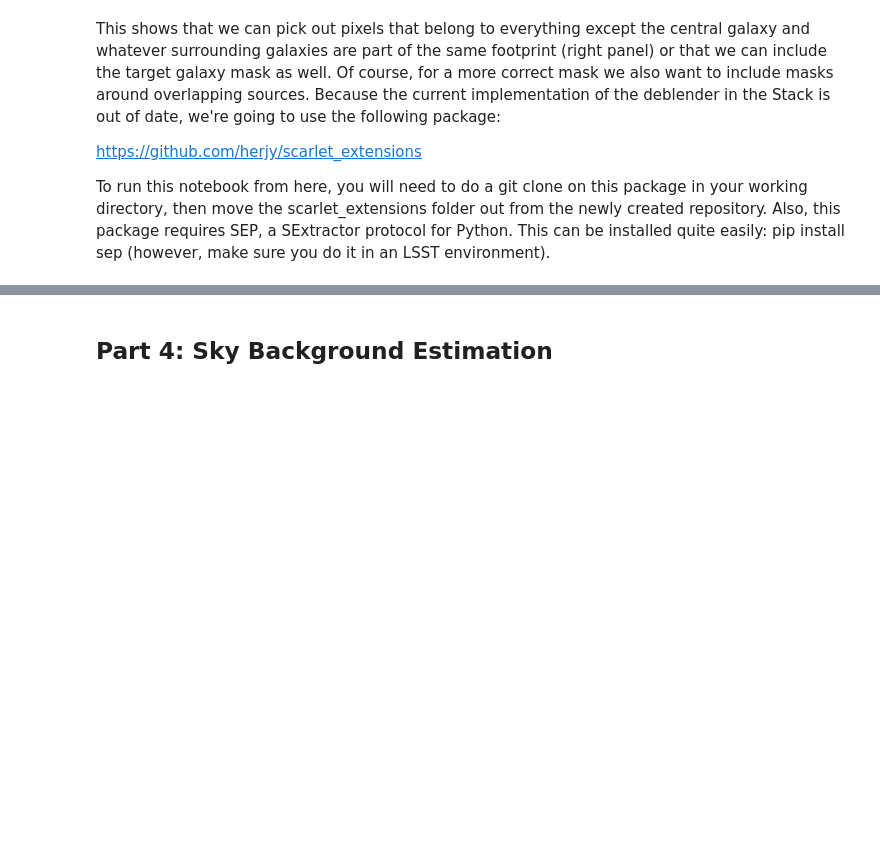
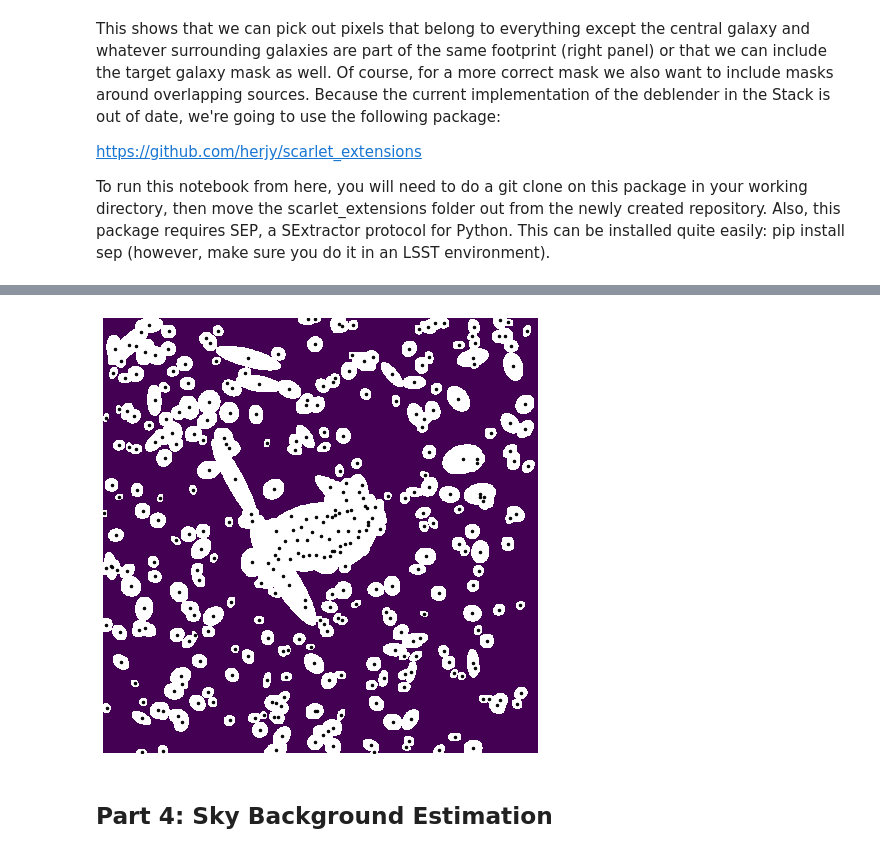
Before and after one commit to aemerywatkins/StackClub, a Jupyter notebook: surface_photometry.ipynb, the cells around one changed output, grey strips where cells are left out. Cells and saved outputs as stored; diff of their text form; code cells hidden in the pictures; blank space fills up the shorter version.

Commit message:
Updated ellipse mask

```diff
--- a/surface_photometry.ipynb
+++ b/surface_photometry.ipynb
@@ -385,3 +396,25 @@ ax.plot(seg_catalog['x'], seg_catalog['y'], 'k.', markersize=5)
+# %%
+#Alternatively, use sep to create masks of each source using its measured
+#elliptical parameters
+
+import sep
+
+mask_objects = np.zeros(image_I2.shape)
+ellipse_mask_objects = np.zeros(image_I2.shape, dtype=np.bool)
+sep.mask_ellipse(ellipse_mask_objects, seg_catalog['x'], seg_catalog['y'], seg_catalog['a'], seg_catalog['b'],
+                 seg_catalog['theta'], r=10.)
+
+mask_objects[ellipse_mask_objects] = np.nan
+
+fig, ax = plt.subplots(figsize=(8,8))
+#im = ax.imshow(image_I2, norm=colors.LogNorm(), origin='bottom')
+
+im = ax.imshow(mask_objects, origin='bottom')
+
+loc = ax.plot(seg_catalog['x'], seg_catalog['y'], 'k.', markersize=5)
+axoff = plt.axis('off')
+# %% [output]
+[figure, added]
 # %% [markdown]
 ## **Part 4: Sky Background Estimation**
 # %% [markdown]
```
Also changed, not shown: parts of 3 cells of this notebook.
